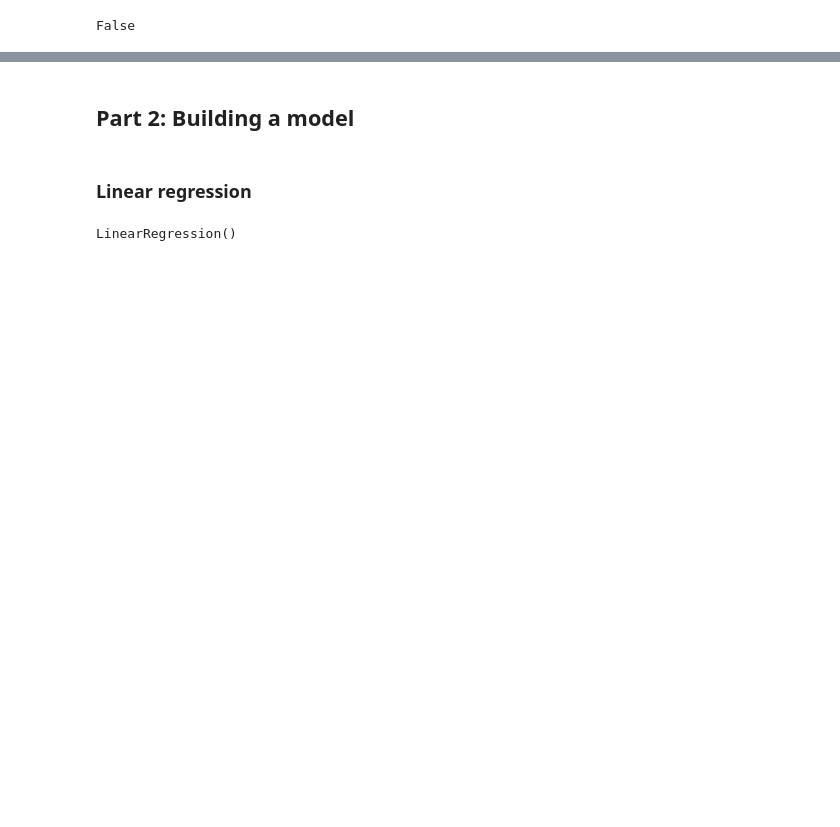
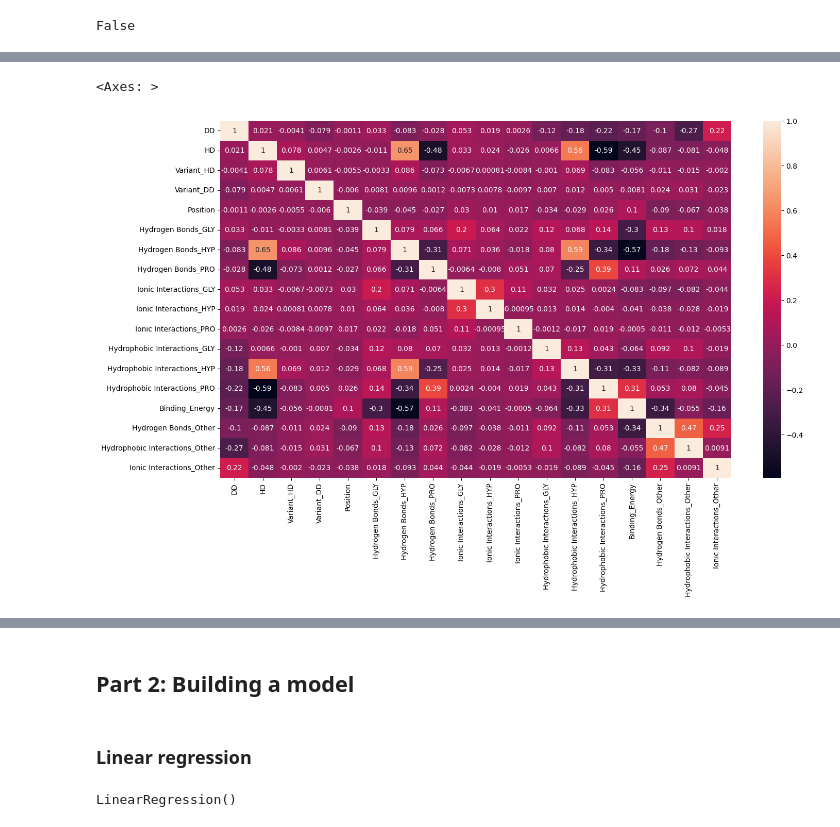
Before and after one commit to Piotr8706/Chitosan-Collagen_docking, a Jupyter notebook: Binding_energy_prediction.ipynb, the cells around one changed output, grey strips where cells are left out. Saved outputs shown, nothing was run; the diff lists cells and outputs as text; code cells hidden in the pictures; blank space fills up the shorter version.

```diff
--- a/Binding_energy_prediction.ipynb
+++ b/Binding_energy_prediction.ipynb
@@ -85,3 +73,11 @@ x.corrwith(y).plot.bar(figsize=(16,9), title='Correlated with Exited', rot=45, g
+# %%
+corr = df.corr()
+# %%
+plt.figure(figsize=(16, 9))
+sns.heatmap(corr, annot=True)
+# %% [output]
+<Axes: >
+[figure, added]
 # %%
 x_train, x_test, y_train, y_test = train_test_split(x, y, test_size=0.2, random_state=0)
 print(x_train.shape)
```
Also changed, not shown: parts of 20 cells of this notebook.
